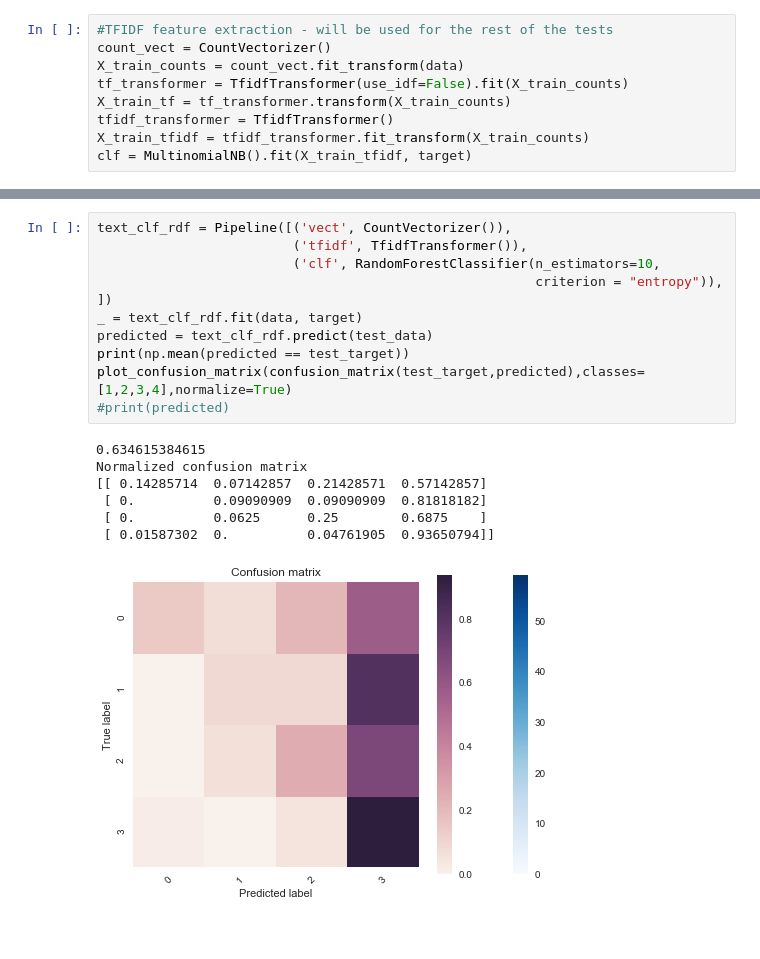
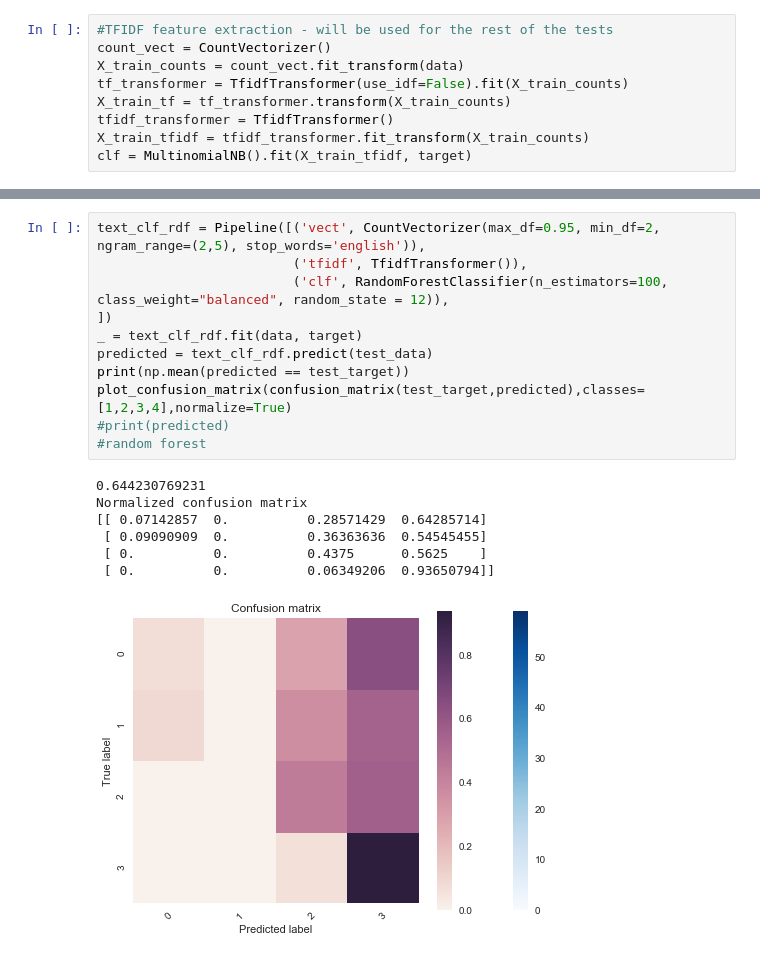
Before and after one commit to Ravirajadrangi/BMIR-project-, a Jupyter notebook: smoking_machinelearning.ipynb, the cells around one changed output, grey strips where cells are left out. Saved outputs shown, nothing was run; the diff lists cells and outputs as text.

```diff
--- a/smoking_machinelearning.ipynb
+++ b/smoking_machinelearning.ipynb
@@ -130,20 +170,20 @@ Normalized confusion matrix
 # %%
-text_clf_rdf = Pipeline([('vect', CountVectorizer()),
+text_clf_rdf = Pipeline([('vect', CountVectorizer(max_df=0.95, min_df=2, ngram_range=(2,5), stop_words='english')),
                          ('tfidf', TfidfTransformer()),
-                         ('clf', RandomForestClassifier(n_estimators=10,
-                                                        criterion = "entropy")),
+                         ('clf', RandomForestClassifier(n_estimators=100, class_weight="balanced", random_state = 12)),
 ])
 _ = text_clf_rdf.fit(data, target)
 predicted = text_clf_rdf.predict(test_data)
 print(np.mean(predicted == test_target))
 plot_confusion_matrix(confusion_matrix(test_target,predicted),classes=[1,2,3,4],normalize=True)
 #print(predicted)
+#random forest
 # %% [output]
-0.634615384615
+0.644230769231
 Normalized confusion matrix
-[[ 0.14285714  0.07142857  0.21428571  0.57142857]
- [ 0.          0.09090909  0.09090909  0.81818182]
- [ 0.          0.0625      0.25        0.6875    ]
- [ 0.01587302  0.          0.04761905  0.93650794]]
+[[ 0.07142857  0.          0.28571429  0.64285714]
+ [ 0.09090909  0.          0.36363636  0.54545455]
+ [ 0.          0.          0.4375      0.5625    ]
+ [ 0.          0.          0.06349206  0.93650794]]
-[figure, old version]
+[figure, new version]
 # %%
```
Also changed, not shown: parts of 11 cells of this notebook, 6 other files.
